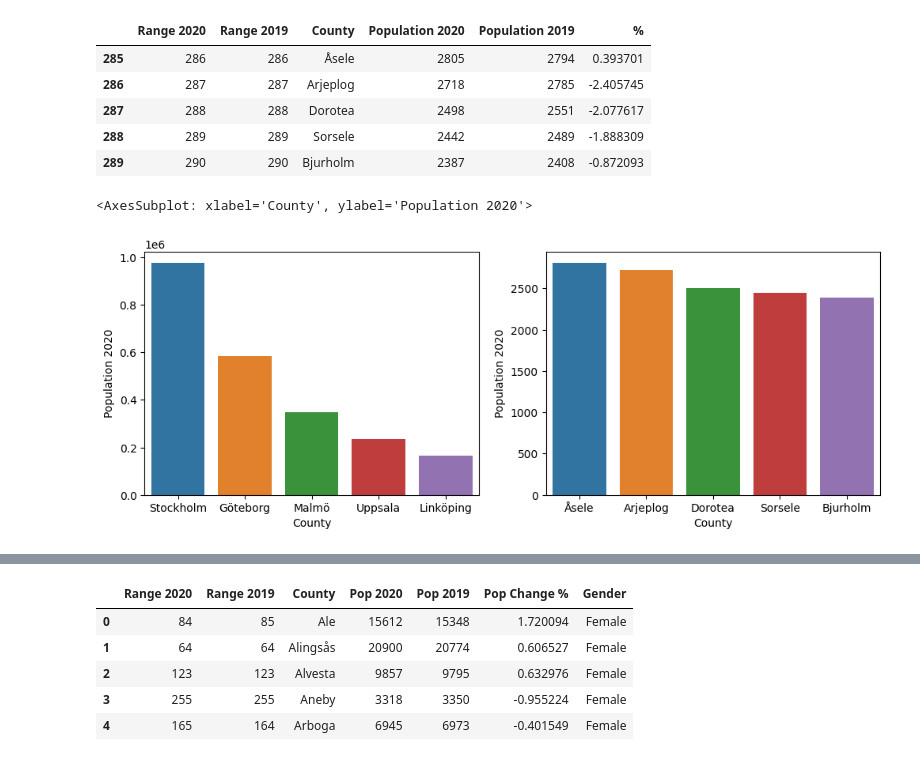
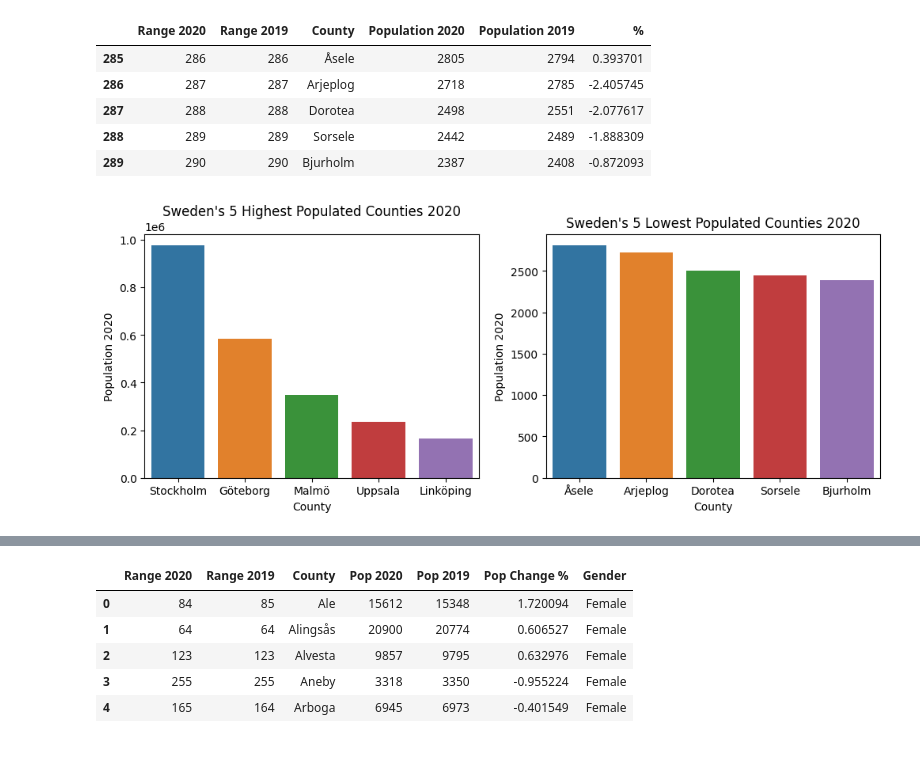
Before and after one commit to SCGlass/Data-Processing-Sam-Glass, a Jupyter notebook: Exercises/E00-Panda_fundamentals.ipynb, the cells around one changed output, grey strips where cells are left out. Saved outputs shown, nothing was run; the diff lists cells and outputs as text; code cells hidden in the pictures.

Commit message:
Title fix on graphs

```diff
--- a/Exercises/E00-Panda_fundamentals.ipynb
+++ b/Exercises/E00-Panda_fundamentals.ipynb
@@ -356,16 +356,17 @@ bottom_5_cities
 | 289 | 290 | 290 | Bjurholm | 2387 | 2408 | -0.872093 |
 # %%
 fig, ax = plt.subplots(1, 2, figsize=(12, 4))
-sns.barplot(x="County", y="Population 2020", data=top_5_cities, ax=ax[0])
+sns.barplot(x="County", y="Population 2020", data=top_5_cities, ax=ax[0]).set(title= "Sweden's 5 Highest Populated Counties 2020")
 sns.barplot(
     x="County",
     y="Population 2020",
     data=bottom_5_cities,
     ax=ax[1]
-)
+).set(title= "Sweden's 5 Lowest Populated Counties 2020")
+
+plt.show()
 # %% [output]
-<AxesSubplot: xlabel='County', ylabel='Population 2020'>
-[figure, old version]
+[figure, new version]
 # %% [markdown]
 ---
 
```
